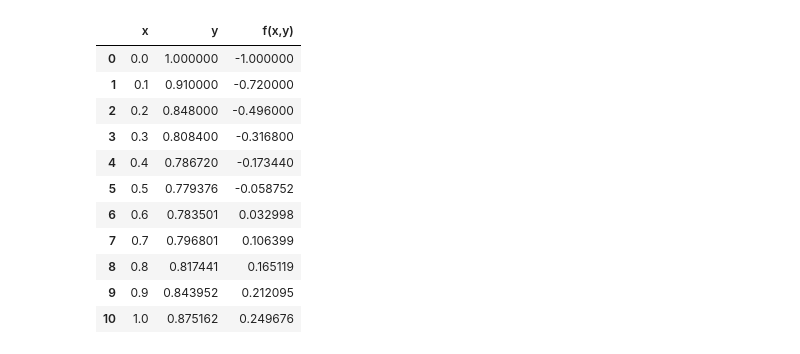
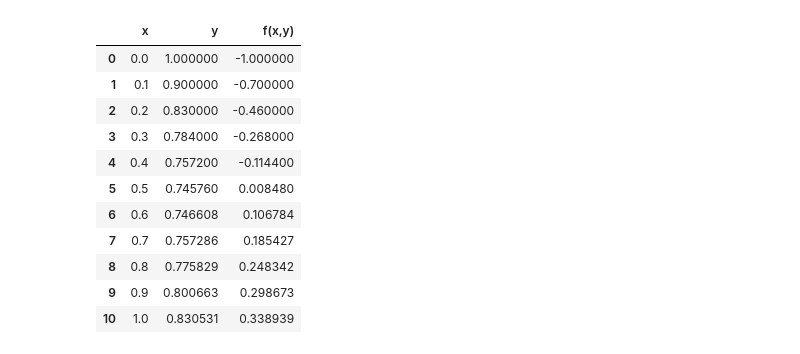
Before and after one commit to JoseAugusto011/EDO, a Jupyter notebook: EulerAlgorithm.ipynb, the cells around one changed output. Cells and saved outputs as stored; diff of their text form; code cells hidden in the pictures.

```diff
--- a/EulerAlgorithm.ipynb
+++ b/EulerAlgorithm.ipynb
@@ -3,13 +35,5 @@
 # %%
-import pandas as pd
-
-# Função definida como uma string
-F = 'x - 2*y + 1'
-
-# Convertendo a string em uma expressão de função usando eval
-f_expr = eval(f'lambda x, y: {F}')
-
-def Euler(a, b, m, y0, f):
+def MetodoEulerEquacaoDiferencial(a, b, m, y0, f):
     # Recebe os valores dos intervalos a e b, o número de subintervalos m, o valor inicial y0 e a função f(x, y)
     # Realiza o método de Euler para a resolução de EDOs
     # Retorna um DataFrame com os valores de x, y e f(x,y)
@@ -30,7 +54,7 @@ def Euler(a, b, m, y0, f):
 
     for i in range(1, m + 1):
         x = a + i * h
-        y = y + h * f(x, y)
+        y = y + h * Fxy[i - 1]
         Fxy.append(f(x, y))
         Vetx.append(x)
         Vety.append(y)
@@ -41,17 +102,20 @@ def Euler(a, b, m, y0, f):
 ![ExpectedReturn](ExpectedReturn.jpg)
 # %%
 # Exemplo de uso com a função definida como uma string
-Euler(0, 1, 10, 1, f_expr)
+
+F = "x - 2*y + 1"
+saida  = MetodoEulerEquacaoDiferencial(0, 1, 10, 1, f_expr(F))
+saida
 # %% [output]
 |  | x | y | f(x,y) |
 | 0 | 0.0 | 1.000000 | -1.000000 |
-| 1 | 0.1 | 0.910000 | -0.720000 |
-| 2 | 0.2 | 0.848000 | -0.496000 |
-| 3 | 0.3 | 0.808400 | -0.316800 |
-| 4 | 0.4 | 0.786720 | -0.173440 |
-| 5 | 0.5 | 0.779376 | -0.058752 |
-| 6 | 0.6 | 0.783501 | 0.032998 |
-| 7 | 0.7 | 0.796801 | 0.106399 |
-| 8 | 0.8 | 0.817441 | 0.165119 |
-| 9 | 0.9 | 0.843952 | 0.212095 |
-| 10 | 1.0 | 0.875162 | 0.249676 |
+| 1 | 0.1 | 0.900000 | -0.700000 |
+| 2 | 0.2 | 0.830000 | -0.460000 |
+| 3 | 0.3 | 0.784000 | -0.268000 |
+| 4 | 0.4 | 0.757200 | -0.114400 |
+| 5 | 0.5 | 0.745760 | 0.008480 |
+| 6 | 0.6 | 0.746608 | 0.106784 |
+| 7 | 0.7 | 0.757286 | 0.185427 |
+| 8 | 0.8 | 0.775829 | 0.248342 |
+| 9 | 0.9 | 0.800663 | 0.298673 |
+| 10 | 1.0 | 0.830531 | 0.338939 |
```
Also changed, not shown: parts of 6 cells of this notebook.
